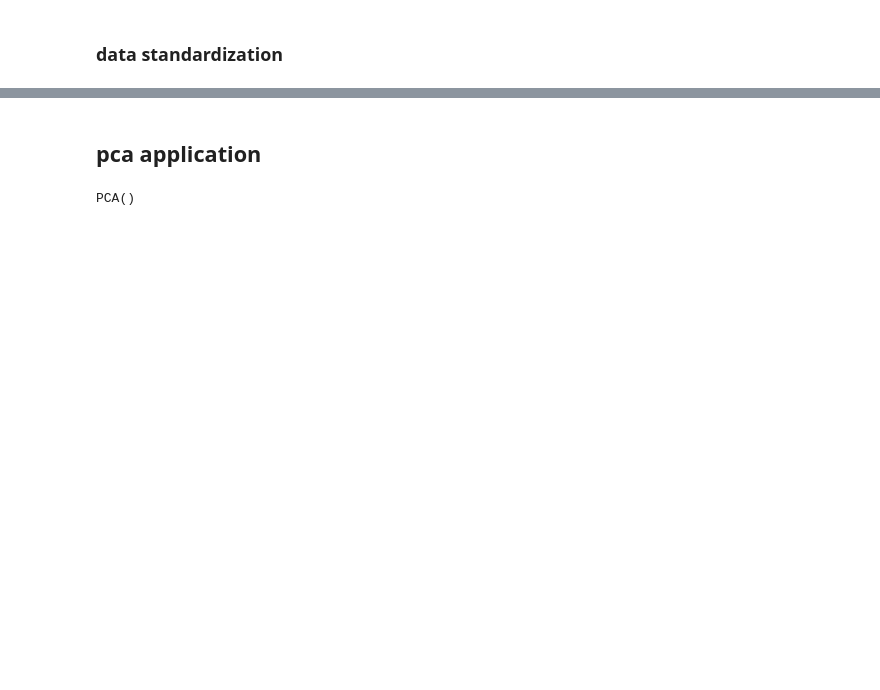
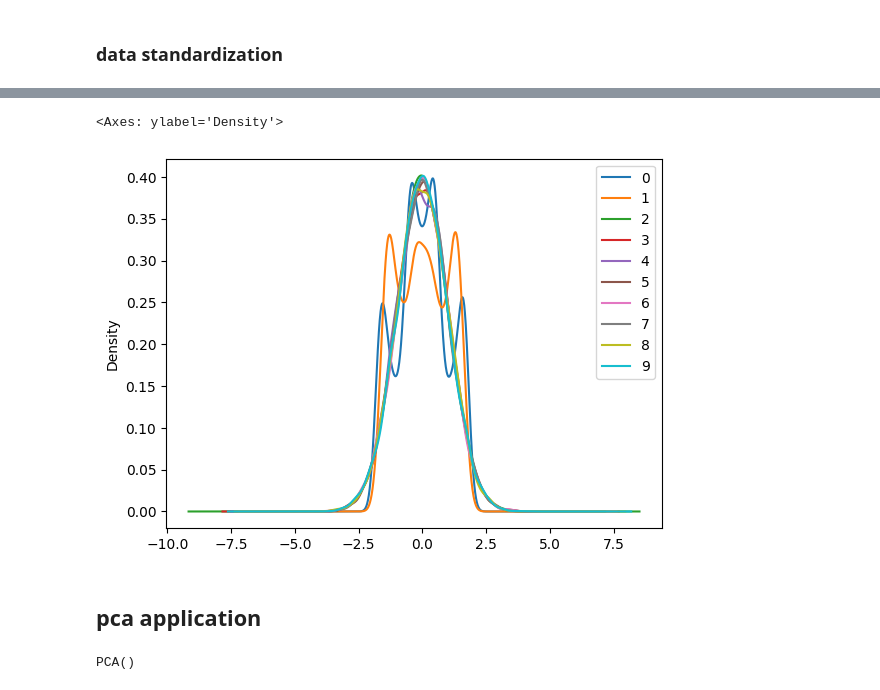
Before and after one commit to depa-tto/Thesis, a Jupyter notebook: moons_non_linear_df.ipynb, the cells around one changed output, grey strips where cells are left out. Drawn from its saved outputs; the diff is of its cells as text; code cells hidden in the pictures; blank space fills up the shorter version.

```diff
--- a/moons_non_linear_df.ipynb
+++ b/moons_non_linear_df.ipynb
@@ -112,4 +112,9 @@ pd.DataFrame(X_values)
 10000 rows × 10 columns
+# %%
+pd.DataFrame(X_values).plot(kind='density')
+# %% [output]
+<Axes: ylabel='Density'>
+[figure, added]
 # %% [markdown]
 ## pca application
 # %%
```
Also changed, not shown: parts of 49 cells of this notebook, 2 other files.
